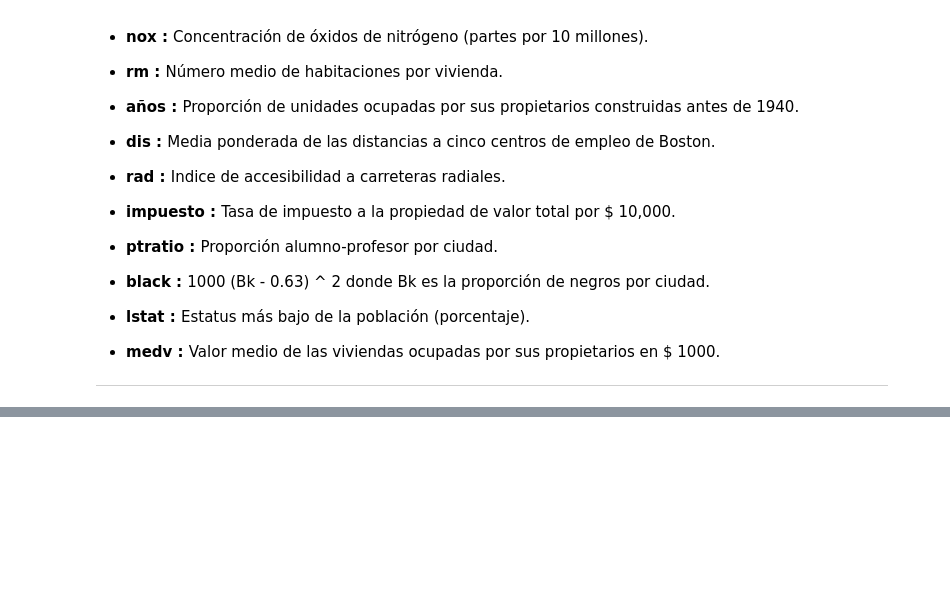
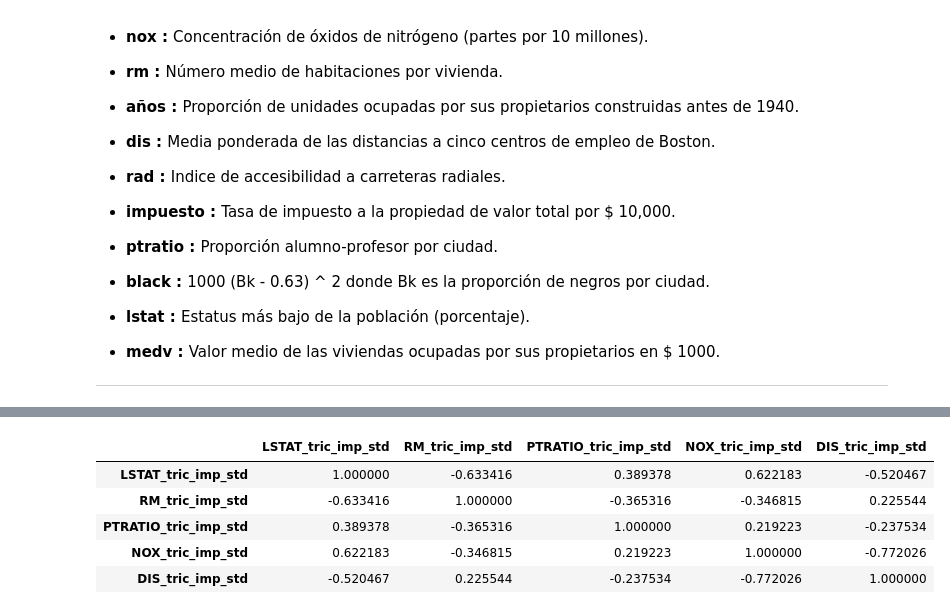
Before and after one commit to JCaballerot/Machine-Learning-Program, a Jupyter notebook: Supervised_models/Linear_regression/Lab_Boston_Housing_v2.ipynb, the cells around one changed output, grey strips where cells are left out. Cells and saved outputs as stored; diff of their text form; code cells hidden in the pictures; blank space fills up the shorter version.

```diff
--- a/Supervised_models/Linear_regression/Lab_Boston_Housing_v2.ipynb
+++ b/Supervised_models/Linear_regression/Lab_Boston_Housing_v2.ipynb
@@ -780,0 +796,13 @@ X_train[['RM_tric_imp_std',
+# %%
+train[['LSTAT_tric_imp_std',
+       'RM_tric_imp_std',
+       'PTRATIO_tric_imp_std',
+       'NOX_tric_imp_std',
+       'DIS_tric_imp_std']].corr()
+# %% [output]
+|  | LSTAT_tric_imp_std | RM_tric_imp_std | PTRATIO_tric_imp_std | NOX_tric_imp_std | DIS_tric_imp_std |
+| LSTAT_tric_imp_std | 1.000000 | -0.633416 | 0.389378 | 0.622183 | -0.520467 |
+| RM_tric_imp_std | -0.633416 | 1.000000 | -0.365316 | -0.346815 | 0.225544 |
+| PTRATIO_tric_imp_std | 0.389378 | -0.365316 | 1.000000 | 0.219223 | -0.237534 |
+| NOX_tric_imp_std | 0.622183 | -0.346815 | 0.219223 | 1.000000 | -0.772026 |
+| DIS_tric_imp_std | -0.520467 | 0.225544 | -0.237534 | -0.772026 | 1.000000 |
```
Also changed, not shown: parts of 23 cells of this notebook.
